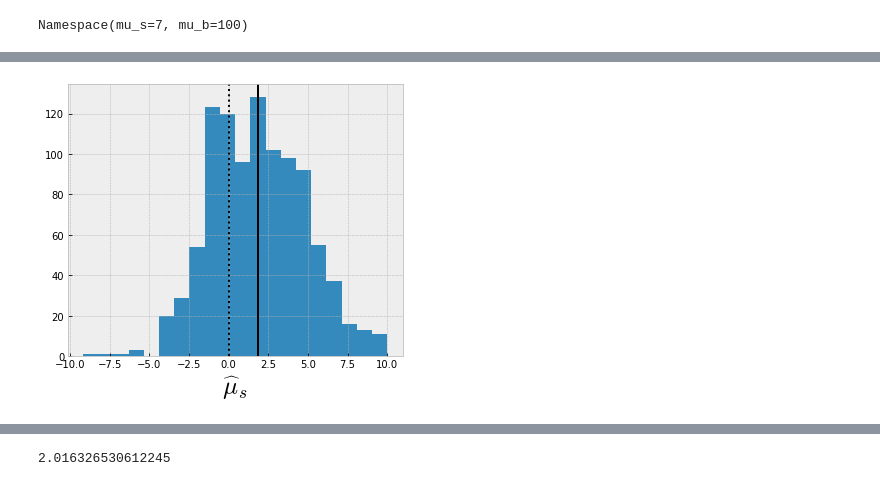
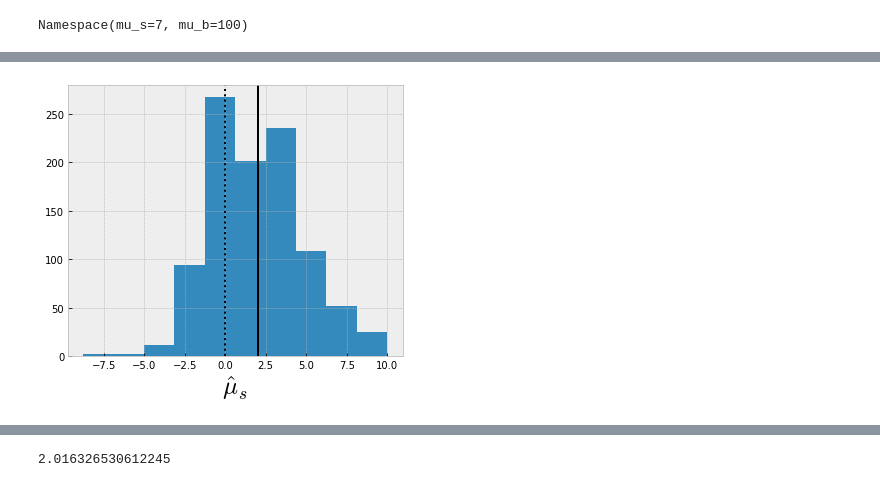
Before and after one commit to zemrude/PHYS-F-482, a Jupyter notebook: slides/estimators.ipynb, the cells around one changed output, grey strips where cells are left out. Drawn from its saved outputs; the diff is of its cells as text; code cells hidden in the pictures.

```diff
--- a/slides/estimators.ipynb
+++ b/slides/estimators.ipynb
@@ -249,13 +249,13 @@ mus = np.array(mus).flatten()
 # %%
 fig5, ax5 = plt.subplots(figsize=(6,5))
 
-ax5.hist(mus, bins=20)
+ax5.hist(mus, bins=10)
 ax5.axvline(x=0,color="black", linestyle =":")
 ax5.axvline(x=mus.mean(),color="black", linestyle ="-")
-ax5.set_xlabel(r"$\widehat{\mu}_s$")
+ax5.set_xlabel(r"$\hat{\mu}_s$")
 fig5.savefig("./figs/estimate_distribution_negvalues.png")
 # %% [output]
-[figure, old version]
+[figure, new version]
 # %%
 print (mus.mean())
 # %% [output]
```
Also changed, not shown: parts of 13 cells of this notebook, 7 other files.
